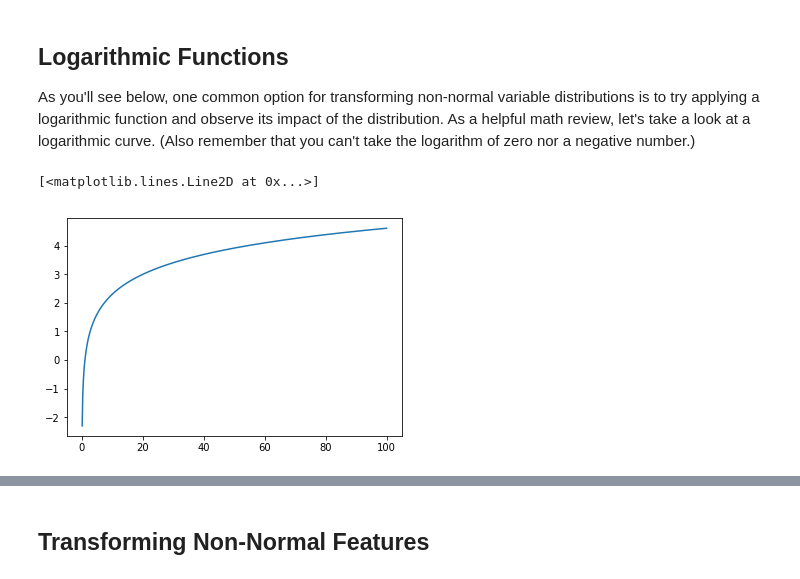
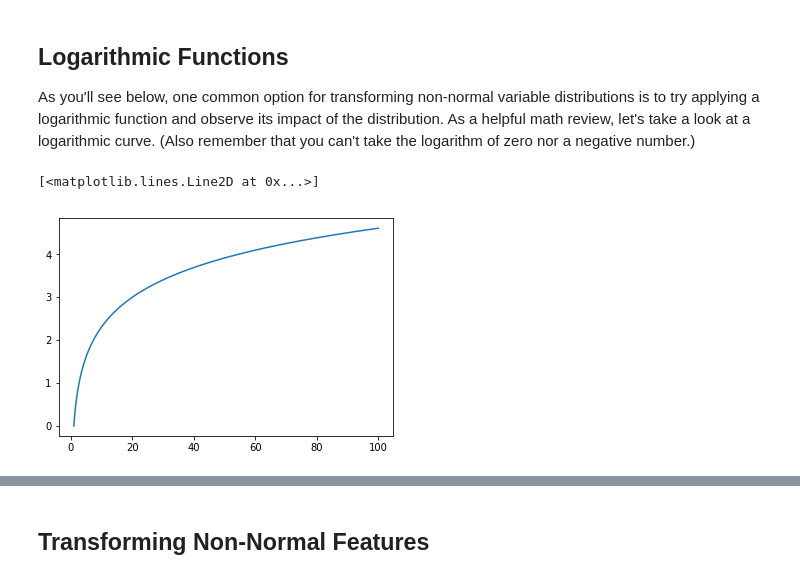
Before and after one commit to hy123udg/dsc-log-transformations-nyc-ds-060319, a Jupyter notebook: index.ipynb, the cells around one changed output, grey strips where cells are left out. Drawn from its saved outputs; the diff is of its cells as text; code cells hidden in the pictures.

```diff
--- a/index.ipynb
+++ b/index.ipynb
@@ -85,9 +85,9 @@ pd.plotting.scatter_matrix(data[x_cols], figsize=(10,12));
 
 As you'll see below, one common option for transforming non-normal variable distributions is to try applying a logarithmic function and observe its impact of the distribution. As a helpful math review, let's take a look at a logarithmic curve. (Also remember that you can't take the logarithm of zero nor a negative number.)
 # %%
-x = np.linspace(start=-100, stop=100, num=10**3)
+x = np.linspace(start=1, stop=100, num=10**3)
 y = np.log(x)
 plt.plot(x, y)
 # %% [output]
 [<matplotlib.lines.Line2D at 0x...>]
-[figure, old version]
+[figure, new version]
```
Also changed, not shown: parts of 1 cell of this notebook.
